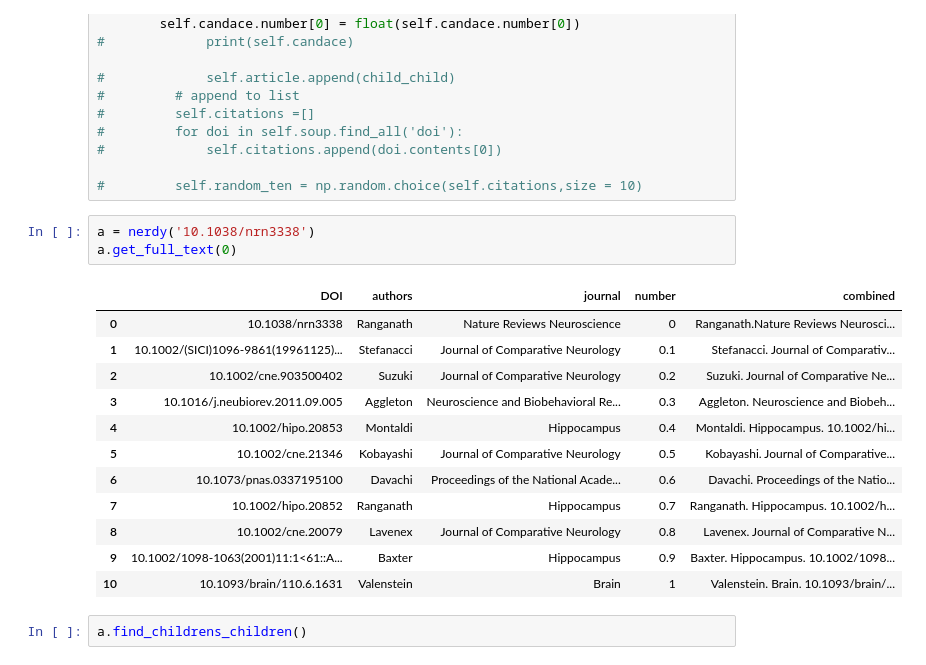
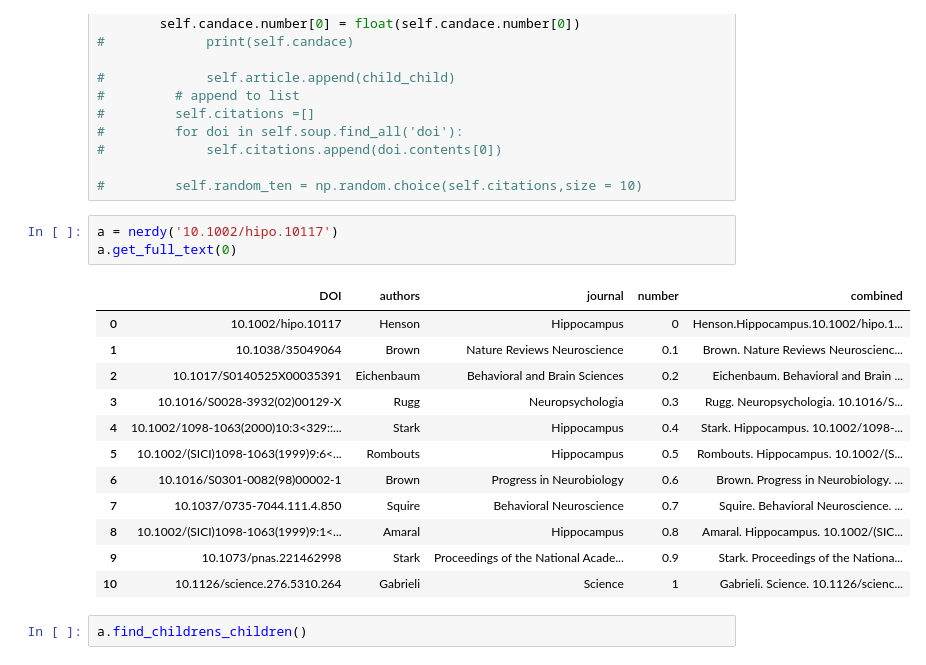
Before and after one commit to jecd/talknerdy2me, a Jupyter notebook: nerdy_v0.ipynb, the cells around one changed output. Cells and saved outputs as stored; diff of their text form.

```diff
--- a/nerdy_v0.ipynb
+++ b/nerdy_v0.ipynb
@@ -259,21 +259,21 @@ class nerdy:
 
 #         self.random_ten = np.random.choice(self.citations,size = 10)
 # %%
-a = nerdy('10.1038/nrn3338')
+a = nerdy('10.1002/hipo.10117')
 a.get_full_text(0)
 # %% [output]
 |  | DOI | authors | journal | number | combined |
-| 0 | 10.1038/nrn3338 | Ranganath | Nature Reviews Neuroscience | 0 | Ranganath.Nature Reviews Neurosci... |
-| 1 | 10.1002/(SICI)1096-9861(19961125)... | Stefanacci | Journal of Comparative Neurology | 0.1 | Stefanacci. Journal of Comparativ... |
-| 2 | 10.1002/cne.903500402 | Suzuki | Journal of Comparative Neurology | 0.2 | Suzuki. Journal of Comparative Ne... |
-| 3 | 10.1016/j.neubiorev.2011.09.005 | Aggleton | Neuroscience and Biobehavioral Re... | 0.3 | Aggleton. Neuroscience and Biobeh... |
-| 4 | 10.1002/hipo.20853 | Montaldi | Hippocampus | 0.4 | Montaldi. Hippocampus. 10.1002/hi... |
-| 5 | 10.1002/cne.21346 | Kobayashi | Journal of Comparative Neurology | 0.5 | Kobayashi. Journal of Comparative... |
-| 6 | 10.1073/pnas.0337195100 | Davachi | Proceedings of the National Acade... | 0.6 | Davachi. Proceedings of the Natio... |
-| 7 | 10.1002/hipo.20852 | Ranganath | Hippocampus | 0.7 | Ranganath. Hippocampus. 10.1002/h... |
-| 8 | 10.1002/cne.20079 | Lavenex | Journal of Comparative Neurology | 0.8 | Lavenex. Journal of Comparative N... |
-| 9 | 10.1002/1098-1063(2001)11:1<61::A... | Baxter | Hippocampus | 0.9 | Baxter. Hippocampus. 10.1002/1098... |
-| 10 | 10.1093/brain/110.6.1631 | Valenstein | Brain | 1 | Valenstein. Brain. 10.1093/brain/... |
+| 0 | 10.1002/hipo.10117 | Henson | Hippocampus | 0 | Henson.Hippocampus.10.1002/hipo.1... |
+| 1 | 10.1038/35049064 | Brown | Nature Reviews Neuroscience | 0.1 | Brown. Nature Reviews Neuroscienc... |
+| 2 | 10.1017/S0140525X00035391 | Eichenbaum | Behavioral and Brain Sciences | 0.2 | Eichenbaum. Behavioral and Brain ... |
+| 3 | 10.1016/S0028-3932(02)00129-X | Rugg | Neuropsychologia | 0.3 | Rugg. Neuropsychologia. 10.1016/S... |
+| 4 | 10.1002/1098-1063(2000)10:3<329::... | Stark | Hippocampus | 0.4 | Stark. Hippocampus. 10.1002/1098-... |
+| 5 | 10.1002/(SICI)1098-1063(1999)9:6<... | Rombouts | Hippocampus | 0.5 | Rombouts. Hippocampus. 10.1002/(S... |
+| 6 | 10.1016/S0301-0082(98)00002-1 | Brown | Progress in Neurobiology | 0.6 | Brown. Progress in Neurobiology. ... |
+| 7 | 10.1037/0735-7044.111.4.850 | Squire | Behavioral Neuroscience | 0.7 | Squire. Behavioral Neuroscience. ... |
+| 8 | 10.1002/(SICI)1098-1063(1999)9:1<... | Amaral | Hippocampus | 0.8 | Amaral. Hippocampus. 10.1002/(SIC... |
+| 9 | 10.1073/pnas.221462998 | Stark | Proceedings of the National Acade... | 0.9 | Stark. Proceedings of the Nationa... |
+| 10 | 10.1126/science.276.5310.264 | Gabrieli | Science | 1 | Gabrieli. Science. 10.1126/scienc... |
 # %%
 a.find_childrens_children()
 # %% [output]
```
Also changed, not shown: parts of 10 cells of this notebook, 2 other files.
